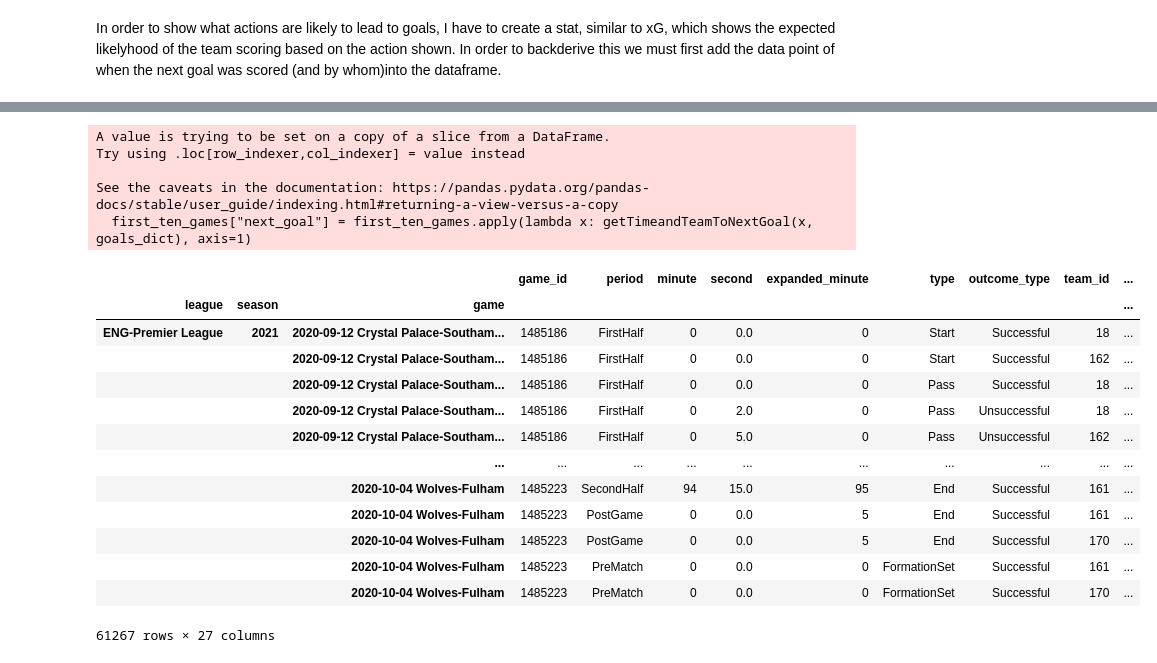
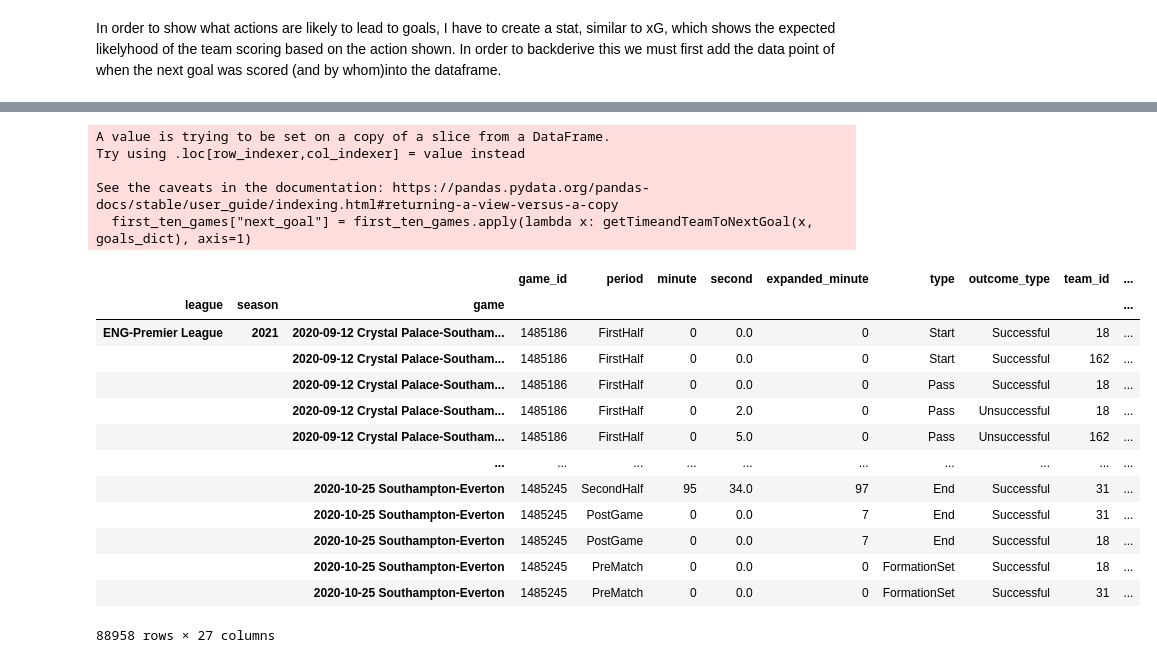
Before and after one commit to akann0/soccer-betting, a Jupyter notebook: soccerdata.ipynb, the cells around one changed output, grey strips where cells are left out. Saved outputs shown, nothing was run; the diff lists cells and outputs as text; code cells hidden in the pictures.

```diff
--- a/soccerdata.ipynb
+++ b/soccerdata.ipynb
@@ -151,18 +130,20 @@ def getTimeandTeamToNextGoal(moment, goals_dict):
     time_min = moment["minute"]
     time_sec = moment["second"]
     # get goals from the game
-    game_goals = goals_dict[game_id]
+    game_goals = pd.DataFrame()
+    if game_id in goals_dict:
+        game_goals = goals_dict[game_id]
     # get goals that happened after the time_min and time_sec
-    game_goals = game_goals[
+        game_goals = game_goals[
         ((game_goals["minute"] > time_min)
         | ((game_goals["minute"] == time_min) & (game_goals["second"] > time_sec)))
         & (game_goals["period"] == half)
-    ]
+        ]
     # if there are no goals after the time_min and time_sec, return 90
     if len(game_goals) == 0:
-        return [0,90]
+        return 0
     # get the first goal that happened after the time_min and time_sec
     goal = game_goals.iloc[0]
     # return the minute of the goal
     team = 1 if goal["team"] == team_name else -1
-    return [team, goal["minute"] - time_min]
+    return team * (goal["minute"] - time_min)
@@ -172,29 +150,29 @@ TypeError: getTimeandTeamToNextGoal() takes 2 positional arguments but 5 were gi
 # %%
 # let's cut api into 10 games so that running analysis is faster
 games = api["game_id"].unique()
-games = np.array_split(games, len(games) // 10)
+games = np.array_split(games, len(games) // 50)
 
 first_ten_games = api[api["game_id"].isin(games[0])]
 first_ten_games["next_goal"] = first_ten_games.apply(lambda x: getTimeandTeamToNextGoal(x, goals_dict), axis=1)
 first_ten_games
 # %% [output]
 A value is trying to be set on a copy of a slice from a DataFrame.
 Try using .loc[row_indexer,col_indexer] = value instead
 
 See the caveats in the documentation: https://pandas.pydata.org/pandas-docs/stable/user_guide/indexing.html#returning-a-view-versus-a-copy
   first_ten_games["next_goal"] = first_ten_games.apply(lambda x: getTimeandTeamToNextGoal(x, goals_dict), axis=1)
 |  |  |  | game_id | period | minute | second | expanded_minute | type | outcome_type | team_id | ... |
 | league | season | game |  |  |  |  |  |  |  |  | ... |
 | ENG-Premier League | 2021 | 2020-09-12 Crystal Palace-Southam... | 1485186 | FirstHalf | 0 | 0.0 | 0 | Start | Successful | 18 | ... |
 |  |  | 2020-09-12 Crystal Palace-Southam... | 1485186 | FirstHalf | 0 | 0.0 | 0 | Start | Successful | 162 | ... |
 |  |  | 2020-09-12 Crystal Palace-Southam... | 1485186 | FirstHalf | 0 | 0.0 | 0 | Pass | Successful | 18 | ... |
 |  |  | 2020-09-12 Crystal Palace-Southam... | 1485186 | FirstHalf | 0 | 2.0 | 0 | Pass | Unsuccessful | 18 | ... |
 |  |  | 2020-09-12 Crystal Palace-Southam... | 1485186 | FirstHalf | 0 | 5.0 | 0 | Pass | Unsuccessful | 162 | ... |
 |  |  | ... | ... | ... | ... | ... | ... | ... | ... | ... | ... |
-|  |  | 2020-10-04 Wolves-Fulham | 1485223 | SecondHalf | 94 | 15.0 | 95 | End | Successful | 161 | ... |
-|  |  | 2020-10-04 Wolves-Fulham | 1485223 | PostGame | 0 | 0.0 | 5 | End | Successful | 161 | ... |
-|  |  | 2020-10-04 Wolves-Fulham | 1485223 | PostGame | 0 | 0.0 | 5 | End | Successful | 170 | ... |
-|  |  | 2020-10-04 Wolves-Fulham | 1485223 | PreMatch | 0 | 0.0 | 0 | FormationSet | Successful | 161 | ... |
-|  |  | 2020-10-04 Wolves-Fulham | 1485223 | PreMatch | 0 | 0.0 | 0 | FormationSet | Successful | 170 | ... |
+|  |  | 2020-10-25 Southampton-Everton | 1485245 | SecondHalf | 95 | 34.0 | 97 | End | Successful | 31 | ... |
+|  |  | 2020-10-25 Southampton-Everton | 1485245 | PostGame | 0 | 0.0 | 7 | End | Successful | 31 | ... |
+|  |  | 2020-10-25 Southampton-Everton | 1485245 | PostGame | 0 | 0.0 | 7 | End | Successful | 18 | ... |
+|  |  | 2020-10-25 Southampton-Everton | 1485245 | PreMatch | 0 | 0.0 | 0 | FormationSet | Successful | 18 | ... |
+|  |  | 2020-10-25 Southampton-Everton | 1485245 | PreMatch | 0 | 0.0 | 0 | FormationSet | Successful | 31 | ... |
-61267 rows × 27 columns
+88958 rows × 27 columns
 # %%
```
Also changed, not shown: parts of 8 cells of this notebook.
